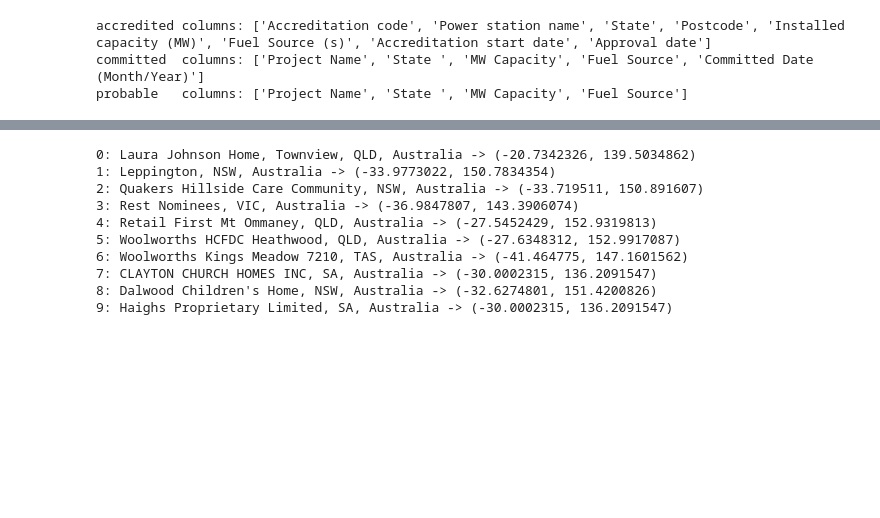
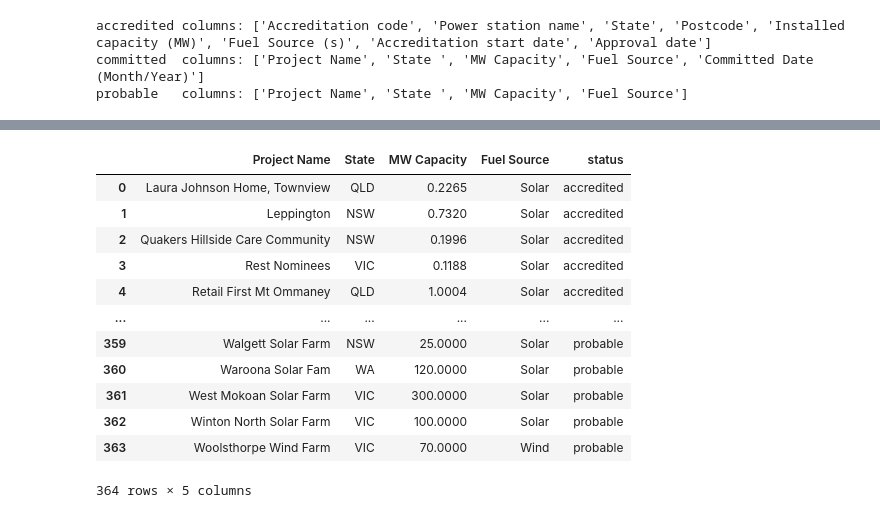
Before and after one commit to joelkurien/COMP5339Assignment, a Jupyter notebook: COMP5339_Ass1.ipynb, the cells around one changed output, grey strips where cells are left out. Drawn from its saved outputs; the diff is of its cells as text; code cells hidden in the pictures; blank space fills up the shorter version.

```diff
--- a/COMP5339_Ass1.ipynb
+++ b/COMP5339_Ass1.ipynb
@@ -141,8 +140,29 @@ Primary fuel                         22
 dtype: int64
+# %%
+webpage = requests.get("https://cer.gov.au/markets/reports-and-data/large-scale-renewable-energy-data").text
+if webpage != None:
+    content = BeautifulSoup(webpage, 'html.parser')
+
+options = {'accredited', 'committed', 'probable'}
+csv_paths = []
+base_url = "https://cer.gov.au"
+for item in content.find_all('div', 'vue-datavis-wrapper'):
+    for sub_item in  item.find_all('div', 'cer-accordion__body'):
+        a = sub_item.find(
+            'a',
+            href=lambda x:x and any(opt in x for opt in options))
+        if a:
+            csv_paths.append(base_url + a['href'])
+
+power_dfs = []
+for csv_path in csv_paths:
+    csv_response = requests.get(csv_path)
+    df = pd.read_csv(StringIO(csv_response.text))
+    power_dfs.append(df)
 # %%
-ac = pd.read_csv("power-stations-and-projects-accredited.csv")
-cm = pd.read_csv("power-stations-and-projects-committed.csv")
-pr = pd.read_csv("power-stations-and-projects-probable.csv")
+ac = power_dfs[0]
+cm = power_dfs[1]
+pr = power_dfs[2]
 # %%
 print("accredited columns:", ac.columns.tolist())
 print("committed  columns:", cm.columns.tolist())
@@ -230,24 +249,21 @@ def get_coordinates_google(address):
         print(f"Error on {address}: {e}")
     return None, None
 # %%
-sample = core_summary.head(10)
-
-for i, row in sample.iterrows():
-    addr = f"{row['Project Name']}, {row['State']}, Australia"
-    lat, lon = get_coordinates_google(addr)
-    print(f"{i}: {addr} -> ({lat}, {lon})")
-    time.sleep(0.5)
+core_summary
 # %% [output]
+|  | Project Name | State | MW Capacity | Fuel Source | status |
+| 0 | Laura Johnson Home, Townview | QLD | 0.2265 | Solar | accredited |
+| 1 | Leppington | NSW | 0.7320 | Solar | accredited |
+| 2 | Quakers Hillside Care Community | NSW | 0.1996 | Solar | accredited |
+| 3 | Rest Nominees | VIC | 0.1188 | Solar | accredited |
+| 4 | Retail First Mt Ommaney | QLD | 1.0004 | Solar | accredited |
+| ... | ... | ... | ... | ... | ... |
+| 359 | Walgett Solar Farm | NSW | 25.0000 | Solar | probable |
+| 360 | Waroona Solar Fam | WA | 120.0000 | Solar | probable |
+| 361 | West Mokoan Solar Farm | VIC | 300.0000 | Solar | probable |
+| 362 | Winton North Solar Farm | VIC | 100.0000 | Solar | probable |
+| 363 | Woolsthorpe Wind Farm | VIC | 70.0000 | Wind | probable |
-0: Laura Johnson Home, Townview, QLD, Australia -> (-20.7342326, 139.5034862)
-1: Leppington, NSW, Australia -> (-33.9773022, 150.7834354)
-2: Quakers Hillside Care Community, NSW, Australia -> (-33.719511, 150.891607)
-3: Rest Nominees, VIC, Australia -> (-36.9847807, 143.3906074)
-4: Retail First Mt Ommaney, QLD, Australia -> (-27.5452429, 152.9319813)
-5: Woolworths HCFDC Heathwood, QLD, Australia -> (-27.6348312, 152.9917087)
-6: Woolworths Kings Meadow 7210, TAS, Australia -> (-41.464775, 147.1601562)
-7: CLAYTON CHURCH HOMES INC, SA, Australia -> (-30.0002315, 136.2091547)
-8: Dalwood Children's Home, NSW, Australia -> (-32.6274801, 151.4200826)
-9: Haighs Proprietary Limited, SA, Australia -> (-30.0002315, 136.2091547)
+364 rows × 5 columns
 # %%
 latitudes = []
 longitudes = []
```
Also changed, not shown: parts of 30 cells of this notebook.
